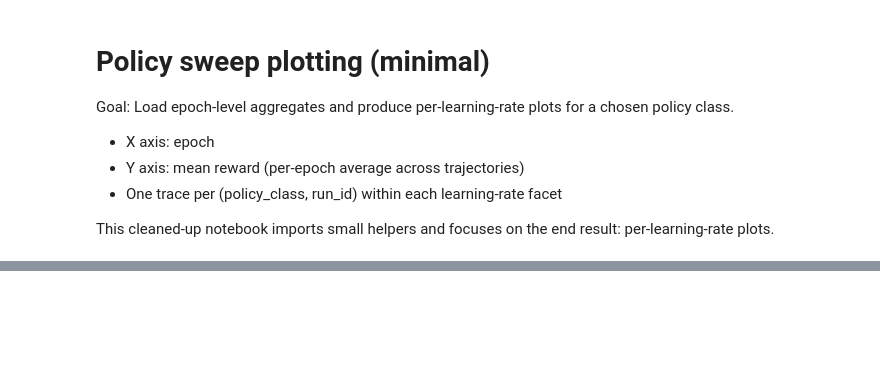
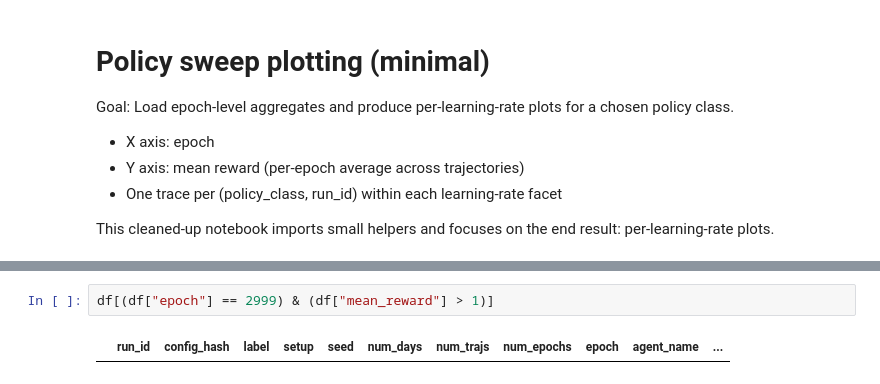
Before and after one commit to nish-ku-121/derby, a Jupyter notebook: notebooks/Policy Sweep Plot.ipynb, the cells around one changed output, grey strips where cells are left out. Drawn from its saved outputs; the diff is of its cells as text; blank space fills up the shorter version.

```diff
--- a/notebooks/Policy Sweep Plot.ipynb
+++ b/notebooks/Policy Sweep Plot.ipynb
@@ -47,0 +55,4 @@ Rows: 156000
+# %%
+df[(df["epoch"] == 2999) & (df["mean_reward"] > 1)]
+# %% [output]
+|  | run_id | config_hash | label | setup | seed | num_days | num_trajs | num_epochs | epoch | agent_name | ... |
```
Also changed, not shown: parts of 10 cells of this notebook, 3 other files.
